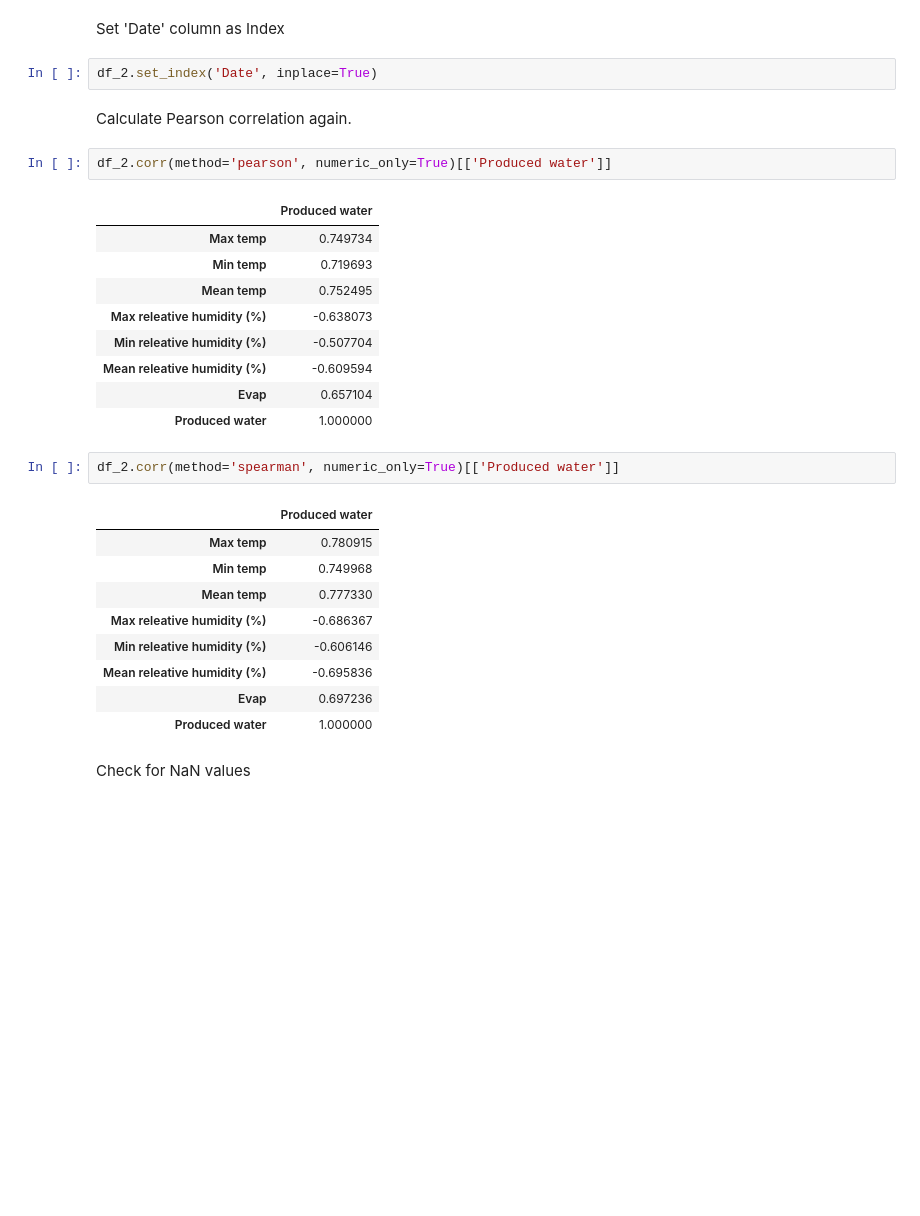
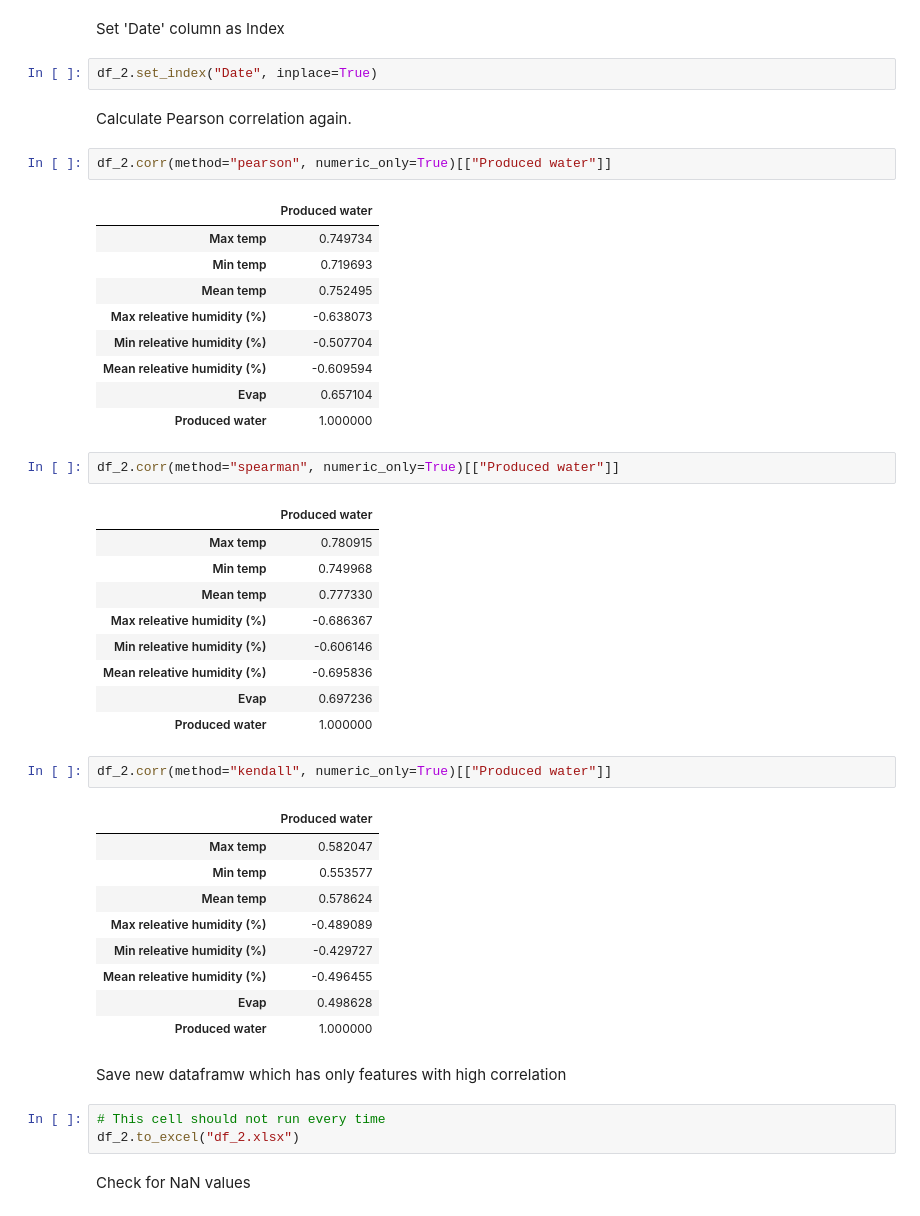
Before and after one commit to MohammadRezaAlikhani/Water-demand-time-series-prediction, a Jupyter notebook: Thesis.ipynb, the cells around one changed output. Saved outputs shown, nothing was run; the diff lists cells and outputs as text; blank space fills up the shorter version.

```diff
--- a/Thesis.ipynb
+++ b/Thesis.ipynb
@@ -181,11 +178,11 @@ df_2.head(2)
 # %% [markdown]
 Set 'Date' column as Index
 # %%
-df_2.set_index('Date', inplace=True)
+df_2.set_index("Date", inplace=True)
 # %% [markdown]
 Calculate Pearson correlation again.
 # %%
-df_2.corr(method='pearson', numeric_only=True)[['Produced water']]
+df_2.corr(method="pearson", numeric_only=True)[["Produced water"]]
 # %% [output]
 |  | Produced water |
 | Max temp | 0.749734 |
@@ -197,7 +194,7 @@ df_2.corr(method='pearson', numeric_only=True)[['Produced water']]
 | Evap | 0.657104 |
 | Produced water | 1.000000 |
 # %%
-df_2.corr(method='spearman', numeric_only=True)[['Produced water']]
+df_2.corr(method="spearman", numeric_only=True)[["Produced water"]]
 # %% [output]
 |  | Produced water |
 | Max temp | 0.780915 |
@@ -208,6 +205,23 @@ df_2.corr(method='spearman', numeric_only=True)[['Produced water']]
 | Mean releative humidity (%) | -0.695836 |
 | Evap | 0.697236 |
 | Produced water | 1.000000 |
+# %%
+df_2.corr(method="kendall", numeric_only=True)[["Produced water"]]
+# %% [output]
+|  | Produced water |
+| Max temp | 0.582047 |
+| Min temp | 0.553577 |
+| Mean temp | 0.578624 |
+| Max releative humidity (%) | -0.489089 |
+| Min releative humidity (%) | -0.429727 |
+| Mean releative humidity (%) | -0.496455 |
+| Evap | 0.498628 |
+| Produced water | 1.000000 |
+# %% [markdown]
+Save new dataframw which has only features with high correlation
+# %%
+# This cell should not run every time
+df_2.to_excel("df_2.xlsx")
 # %% [markdown]
 Check for NaN values
 # %%
```
Also changed, not shown: parts of 14 cells of this notebook.
